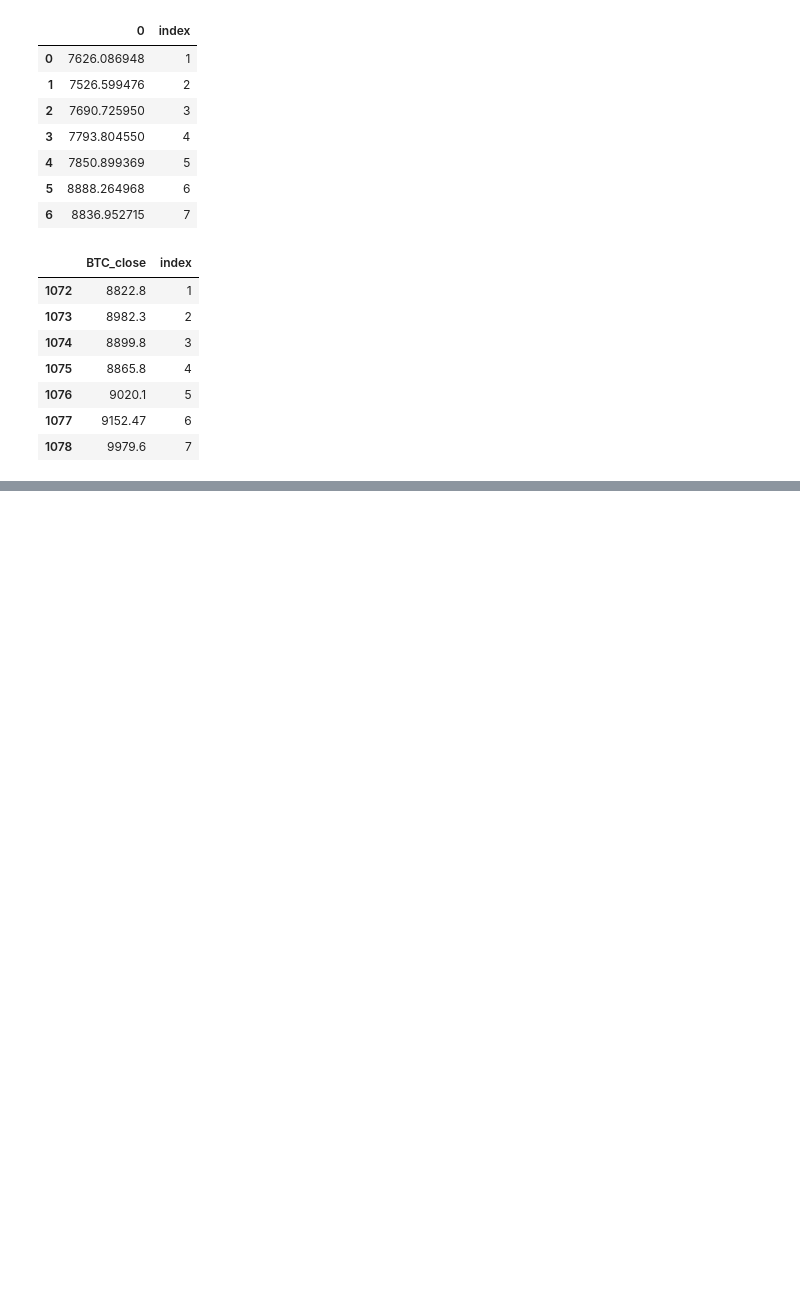
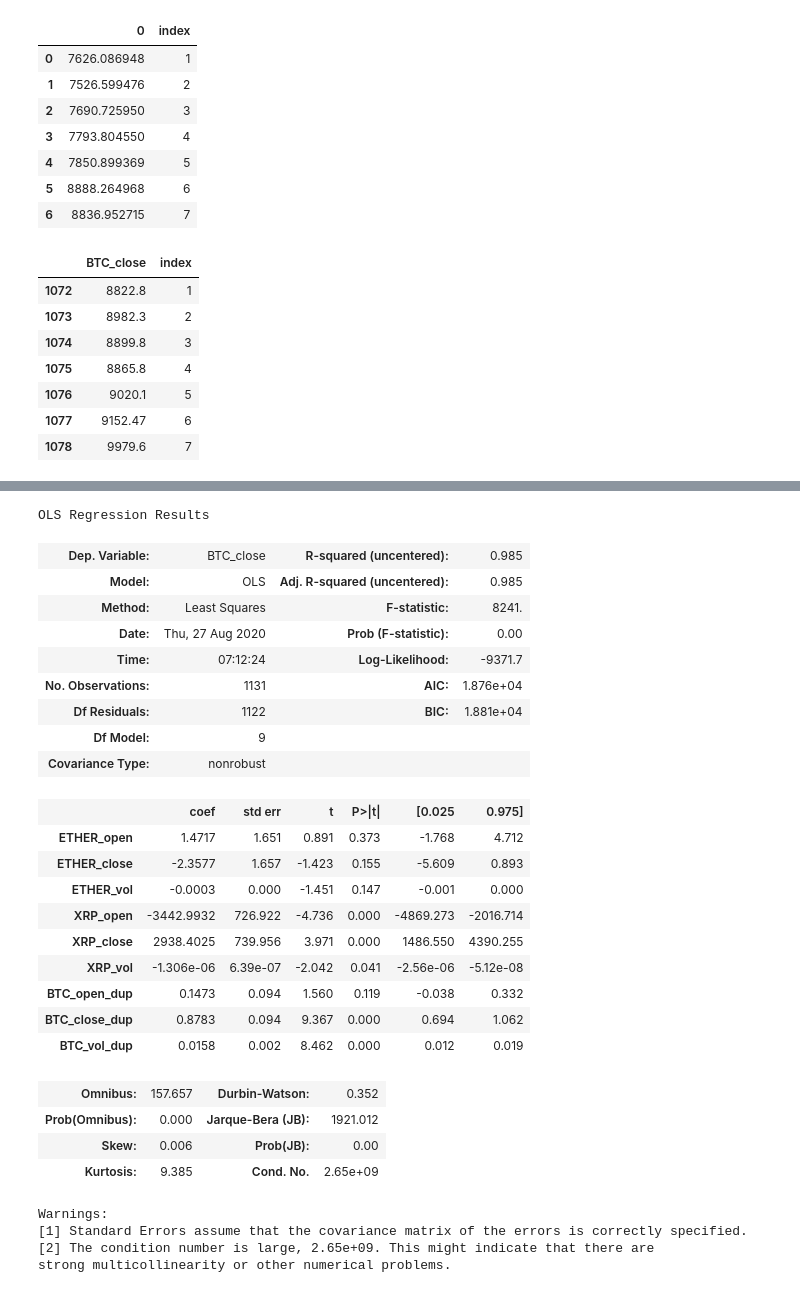
Before and after one commit to DonaldTurton/iLab2, a Jupyter notebook: Mdoelling_1.ipynb, the cells around one changed output, grey strips where cells are left out. Cells and saved outputs as stored; diff of their text form; code cells hidden in the pictures; blank space fills up the shorter version.

```diff
--- a/Mdoelling_1.ipynb
+++ b/Mdoelling_1.ipynb
@@ -376,0 +418,33 @@ merge = y_pred_may.merge(y_test_may, on='index', how='left')
+# %%
+# Runt he linear regressor over the x and y training data
+from statsmodels.api import OLS
+OLS(y_train_july,x_train_july).fit().summary()
+# %% [output]
+OLS Regression Results
+| Dep. Variable: | BTC_close | R-squared (uncentered): | 0.985 |
+| Model: | OLS | Adj. R-squared (uncentered): | 0.985 |
+| Method: | Least Squares | F-statistic: | 8241. |
+| Date: | Thu, 27 Aug 2020 | Prob (F-statistic): | 0.00 |
+| Time: | 07:12:24 | Log-Likelihood: | -9371.7 |
+| No. Observations: | 1131 | AIC: | 1.876e+04 |
+| Df Residuals: | 1122 | BIC: | 1.881e+04 |
+| Df Model: | 9 |  |  |
+| Covariance Type: | nonrobust |  |  |
+|  | coef | std err | t | P>|t| | [0.025 | 0.975] |
+| ETHER_open | 1.4717 | 1.651 | 0.891 | 0.373 | -1.768 | 4.712 |
+| ETHER_close | -2.3577 | 1.657 | -1.423 | 0.155 | -5.609 | 0.893 |
+| ETHER_vol | -0.0003 | 0.000 | -1.451 | 0.147 | -0.001 | 0.000 |
+| XRP_open | -3442.9932 | 726.922 | -4.736 | 0.000 | -4869.273 | -2016.714 |
+| XRP_close | 2938.4025 | 739.956 | 3.971 | 0.000 | 1486.550 | 4390.255 |
+| XRP_vol | -1.306e-06 | 6.39e-07 | -2.042 | 0.041 | -2.56e-06 | -5.12e-08 |
+| BTC_open_dup | 0.1473 | 0.094 | 1.560 | 0.119 | -0.038 | 0.332 |
+| BTC_close_dup | 0.8783 | 0.094 | 9.367 | 0.000 | 0.694 | 1.062 |
+| BTC_vol_dup | 0.0158 | 0.002 | 8.462 | 0.000 | 0.012 | 0.019 |
+| Omnibus: | 157.657 | Durbin-Watson: | 0.352 |
+| Prob(Omnibus): | 0.000 | Jarque-Bera (JB): | 1921.012 |
+| Skew: | 0.006 | Prob(JB): | 0.00 |
+| Kurtosis: | 9.385 | Cond. No. | 2.65e+09 |
+Warnings:
+[1] Standard Errors assume that the covariance matrix of the errors is correctly specified.
+[2] The condition number is large, 2.65e+09. This might indicate that there are
+strong multicollinearity or other numerical problems.
```
Also changed, not shown: parts of 34 cells of this notebook.
